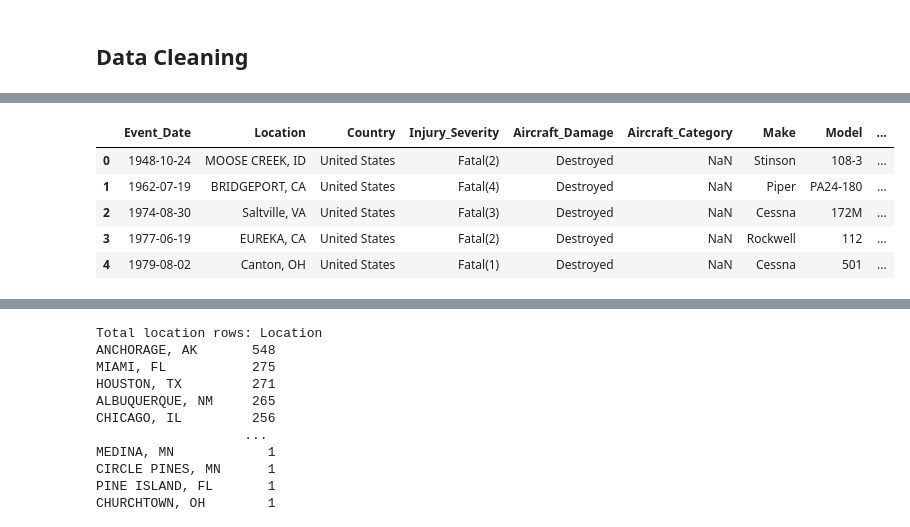
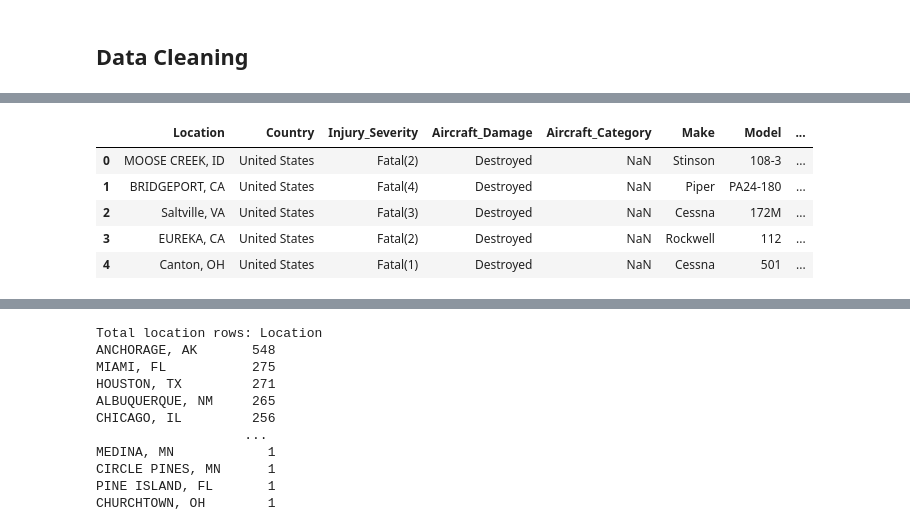
Before and after one commit to Felo-14/aircraft_safely_analysis, a Jupyter notebook: Aircraft Safety Analysis.ipynb, the cells around one changed output, grey strips where cells are left out. Cells and saved outputs as stored; diff of their text form; code cells hidden in the pictures.

```diff
--- a/Aircraft Safety Analysis.ipynb
+++ b/Aircraft Safety Analysis.ipynb
@@ -328,16 +328,16 @@ memory usage: 21.0+ MB
 # %%
 #dropping unncessary columns
-df2.drop(["Event_Id", "Investigation_Type", "Accident_Number", "Latitude", "Longitude", "Airport_Code", "Airport_Name",
+df2.drop(["Event_Id", "Investigation_Type", "Accident_Number", "Event_Date", "Latitude", "Longitude", "Airport_Code", "Airport_Name",
           "Registration_Number", "Far_Description", "Schedule", "Air_Carrier", "Total_Uninjured", "Report_Status",
           "Publication_Date"], axis=1, inplace=True) #inplace=True to make changes in the original dataframe
 df2.head()
 # %% [output]
-|  | Event_Date | Location | Country | Injury_Severity | Aircraft_Damage | Aircraft_Category | Make | Model | ... |
-| 0 | 1948-10-24 | MOOSE CREEK, ID | United States | Fatal(2) | Destroyed | NaN | Stinson | 108-3 | ... |
-| 1 | 1962-07-19 | BRIDGEPORT, CA | United States | Fatal(4) | Destroyed | NaN | Piper | PA24-180 | ... |
-| 2 | 1974-08-30 | Saltville, VA | United States | Fatal(3) | Destroyed | NaN | Cessna | 172M | ... |
-| 3 | 1977-06-19 | EUREKA, CA | United States | Fatal(2) | Destroyed | NaN | Rockwell | 112 | ... |
-| 4 | 1979-08-02 | Canton, OH | United States | Fatal(1) | Destroyed | NaN | Cessna | 501 | ... |
+|  | Location | Country | Injury_Severity | Aircraft_Damage | Aircraft_Category | Make | Model | ... |
+| 0 | MOOSE CREEK, ID | United States | Fatal(2) | Destroyed | NaN | Stinson | 108-3 | ... |
+| 1 | BRIDGEPORT, CA | United States | Fatal(4) | Destroyed | NaN | Piper | PA24-180 | ... |
+| 2 | Saltville, VA | United States | Fatal(3) | Destroyed | NaN | Cessna | 172M | ... |
+| 3 | EUREKA, CA | United States | Fatal(2) | Destroyed | NaN | Rockwell | 112 | ... |
+| 4 | Canton, OH | United States | Fatal(1) | Destroyed | NaN | Cessna | 501 | ... |
 # %%
 #changing column values to uppercase
 df2["Location"] = df2["Location"].str.upper()
```
Also changed, not shown: parts of 11 cells of this notebook.
